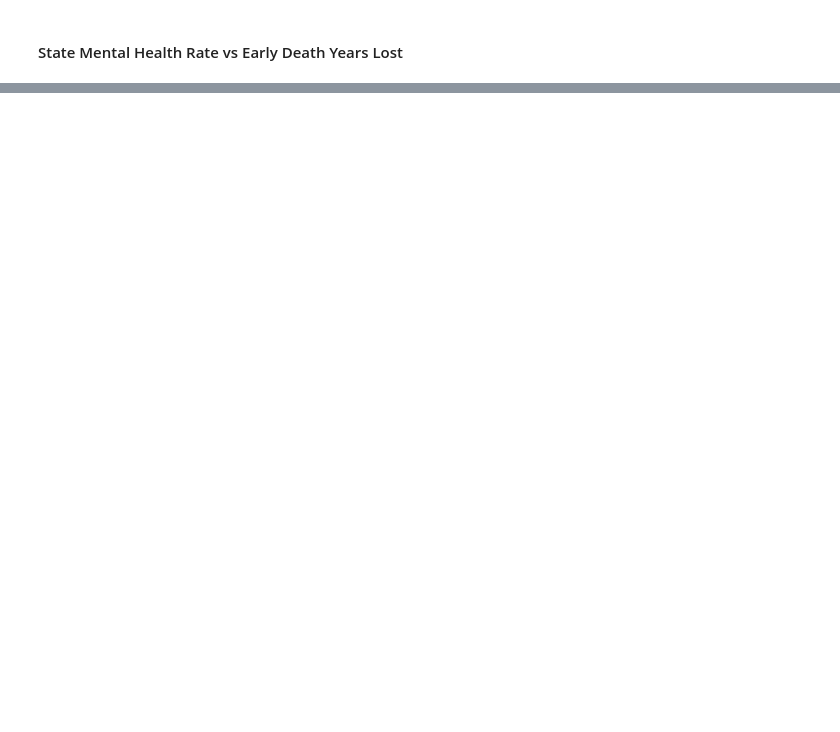
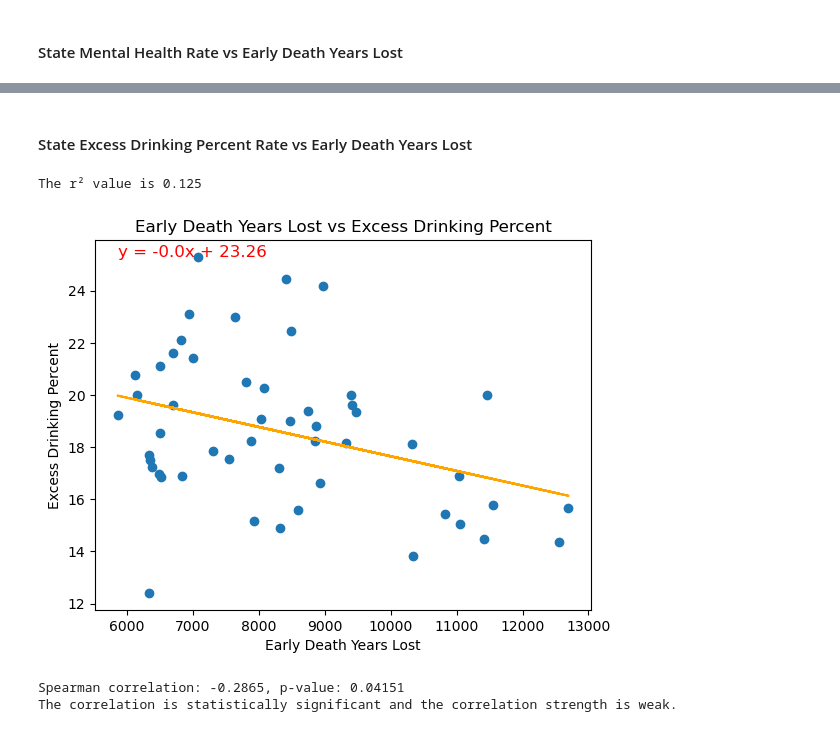
Before and after one commit to the-eva-a/group-1-project-1, a Jupyter notebook: Variable_Correlation_Relationships_Accurate.ipynb, the cells around one changed output, grey strips where cells are left out. Cells and saved outputs as stored; diff of their text form; code cells hidden in the pictures; blank space fills up the shorter version.

```diff
--- a/Variable_Correlation_Relationships_Accurate.ipynb
+++ b/Variable_Correlation_Relationships_Accurate.ipynb
@@ -650,0 +1004,38 @@ The correlation is statistically significant!
+# %% [markdown]
+#### State Excess Drinking Percent Rate vs Early Death Years Lost
+# %%
+# Set x and y values and labels
+
+x_values = state_df["early_death_years_lost"]
+y_values = state_df["excess_drinking_pct"]
+cool_xlabel = "Early Death Years Lost"
+cool_ylabel = "Excess Drinking Percent"
+
+# Create the linear regression plot
+cool_linear_regression_function_state(x_values, y_values, cool_xlabel, cool_ylabel)
+
+# Call the correlation function and capture all returned values
+correlation, p_value, correlation_type = correlation_function_state(x_values, y_values)
+
+# Print results
+print(f"{correlation_type} correlation: {round(correlation, 4)}, p-value: {p_value:.4g}")
+
+# Interpretation
+if p_value < 0.05:
+
+    # Determine the strength of the correlation
+    if abs(correlation) >= 0.7:
+        strength = "strong"
+    elif abs(correlation) >= 0.3:
+        strength = "moderate"
+    else:
+        strength = "weak"
+
+    print(f"The correlation is statistically significant and the correlation strength is {strength}.")
+else:
+    print("The correlation is not statistically significant.")
+# %% [output]
+The r² value is 0.125
+[figure, added]
+Spearman correlation: -0.2865, p-value: 0.04151
+The correlation is statistically significant and the correlation strength is weak.
```
Also changed, not shown: parts of 36 cells of this notebook.
